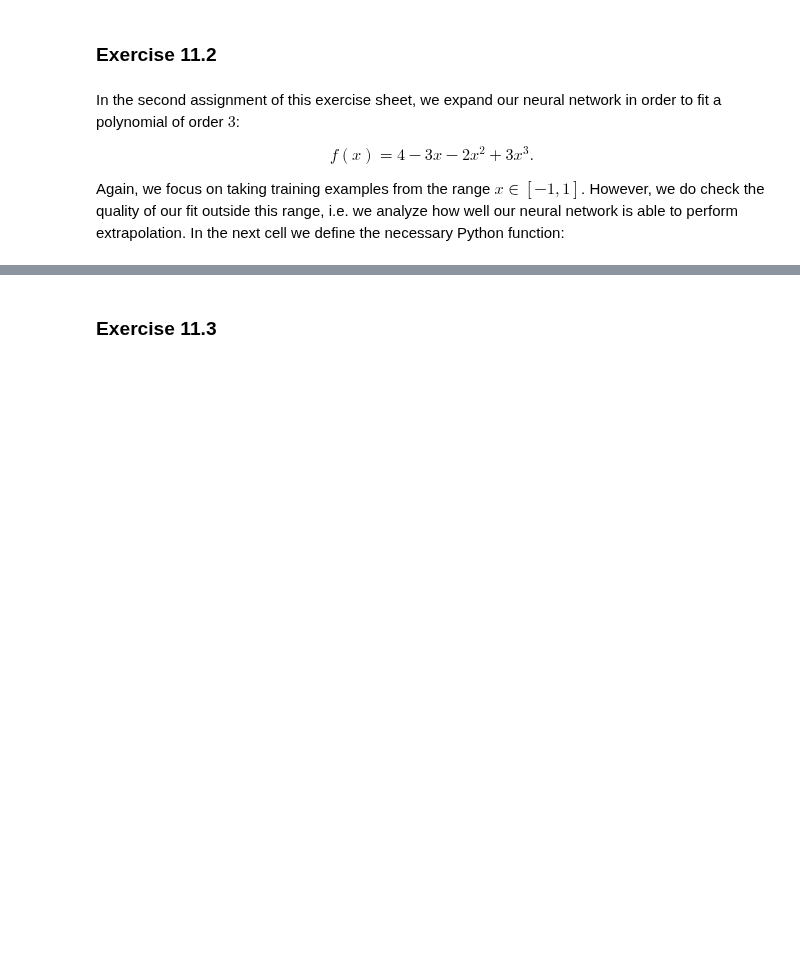
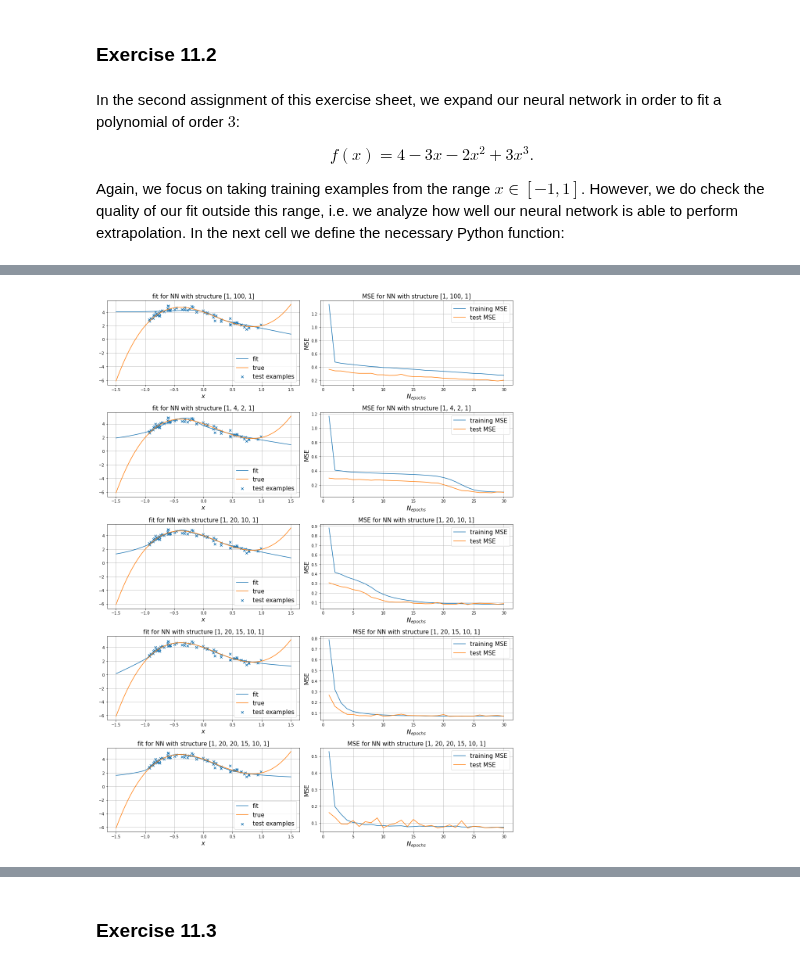
Before and after one commit to lukas-hermans/LSN_exercises, a Jupyter notebook: ex11/LSN_Exercises_11.ipynb, the cells around one changed output, grey strips where cells are left out. Saved outputs shown, nothing was run; the diff lists cells and outputs as text; code cells hidden in the pictures; blank space fills up the shorter version.

```diff
--- a/ex11/LSN_Exercises_11.ipynb
+++ b/ex11/LSN_Exercises_11.ipynb
@@ -257,7 +257,7 @@ In order to develop our neural network, we fix $N_{epochs} = 50$, $N_{batches} =
 # %%
-N_epochs = 50
+N_epochs = 30
 N_batches = 32
-N_train = 512
+N_train = 2048
 N_test = 64
 sigma = 0.25
 
@@ -300,0 +268,88 @@ plt.plot(history.history["val_mse"])
+# %%
+model_list = [] # list to store different NN architectures (all with relu activation function)
+title_list = ["[1, 100, 1]", "[1, 4, 2, 1]", "[1, 20, 10, 1]", "[1, 20, 15, 10, 1]", "[1, 20, 20, 15, 10, 1]"]
+
+actfunc = "selu"
+
+# first model
+model1 = tf.keras.Sequential()
+model1.add(Dense(1, input_shape=(1,), activation="selu"))
+model1.add(Dense(100, activation="selu"))
+model1.add(Dense(1))
+model_list.append(model1)
+
+# second model
+model2 = tf.keras.Sequential()
+model2.add(Dense(1, input_shape=(1,), activation="selu"))
+model2.add(Dense(4, activation="selu"))
+model2.add(Dense(2, activation="selu"))
+model2.add(Dense(1))
+model_list.append(model2)
+
+# third model
+model3 = tf.keras.Sequential()
+model3.add(Dense(1, input_shape=(1,), activation="selu"))
+model3.add(Dense(20, activation="selu"))
+model3.add(Dense(10, activation="selu"))
+model3.add(Dense(1))
+model_list.append(model3)
+
+# fourth model
+model4 = tf.keras.Sequential()
+model4.add(Dense(1, input_shape=(1,), activation="selu"))
+model4.add(Dense(20, activation="selu"))
+model4.add(Dense(15, activation="selu"))
+model4.add(Dense(10, activation="selu"))
+model4.add(Dense(1))
+model_list.append(model4)
+
+# fifth model
+model5 = tf.keras.Sequential()
+model5.add(Dense(1, input_shape=(1,), activation="selu"))
+model5.add(Dense(20, activation="selu"))
+model5.add(Dense(20, activation="selu"))
+model5.add(Dense(15, activation="selu"))
+model5.add(Dense(10, activation="selu"))
+model5.add(Dense(1))
+model_list.append(model5)
+
+fig, ax = plt.subplots(len(model_list), 2, figsize=(15, 20))
+x_plot = np.linspace(-1.5, 1.5, 100)
+
+for i, model in enumerate(model_list):
+
+    model.compile(optimizer='sgd', loss='mse', metrics=['mse'])
+
+    # fit model to data
+    history = model.fit(x=x_train, y=y_train,
+              batch_size=32, epochs=N_epochs,
+              shuffle=True,
+              validation_data=(x_test, y_test),
+              verbose=0)
+
+    # compute prediction and true model
+    y_true = f_poly(x_plot)
+    y_predict = model.predict(x_plot)
+
+    # plot fit, true model and test examples
+    ax[i, 0].plot(x_plot, y_predict, label="fit")
+    ax[i, 0].plot(x_plot, y_true, label="true")
+    ax[i, 0].scatter(x_test, y_test, marker="x", label="test examples")
+    ax[i, 0].legend(fontsize=15)
+    ax[i, 0].set_xlabel("$x$", size=15)
+    ax[i, 0].set_title("fit for NN with structure " + title_list[i], size=15)
+    ax[i, 0].grid()
+
+    # plot MSE
+    ax[i, 1].plot(np.arange(1, N_epochs + 1), history.history["mse"], label="training MSE")
+    ax[i, 1].plot(np.arange(1, N_epochs + 1), history.history["val_mse"], label="test MSE")
+    ax[i, 1].legend(fontsize=15)
+    ax[i, 1].set_xlabel("$N_{epochs}$", size=15)
+    ax[i, 1].set_ylabel("MSE", size=15)
+    ax[i, 1].set_title("MSE for NN with structure " + title_list[i], size=15)
+    ax[i, 1].grid()
+
+plt.tight_layout()
+plt.show()
+# %% [output]
+[figure, added]
```
Also changed, not shown: parts of 20 cells of this notebook, 1 other file.
